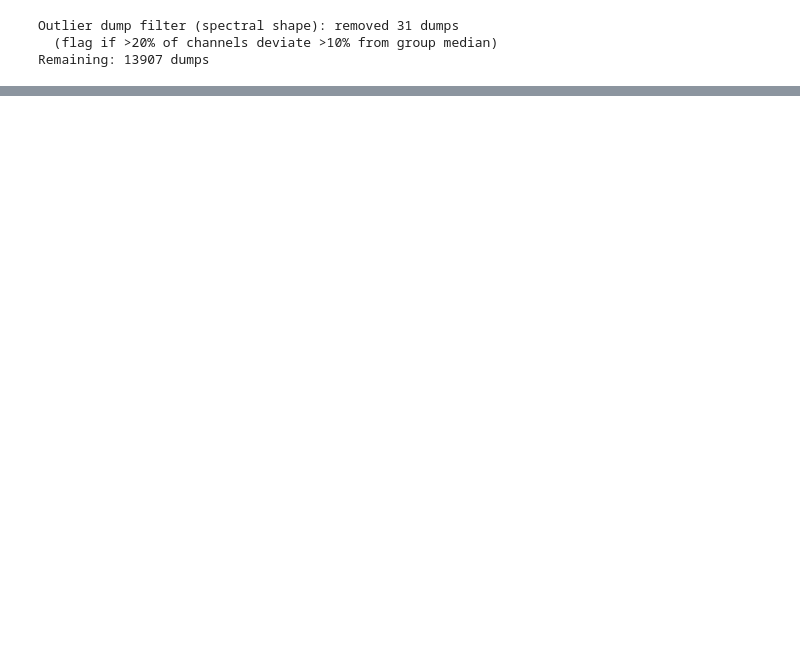
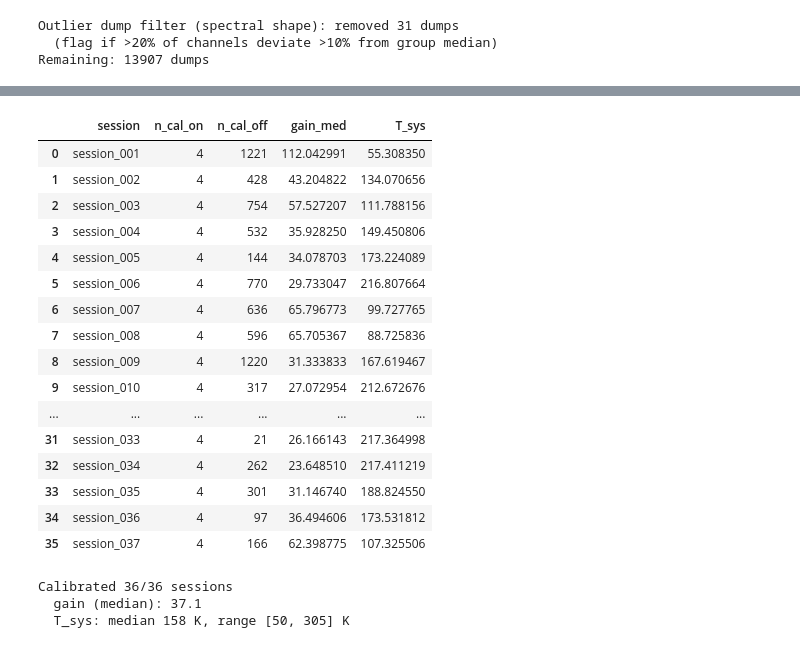
Before and after one commit to raw-asparagus/ay-121, a Jupyter notebook: labs/04/notebooks/02_scan_load.ipynb, the cells around one changed output, grey strips where cells are left out. Drawn from its saved outputs; the diff is of its cells as text; code cells hidden in the pictures; blank space fills up the shorter version.

```diff
--- a/labs/04/notebooks/02_scan_load.ipynb
+++ b/labs/04/notebooks/02_scan_load.ipynb
@@ -277,0 +289,62 @@ Uses `utils.qa.compute_cell_metrics` and `utils.qa.neighbor_qa`.
+# %%
+dc_mask = np.ones(NFFT, dtype=bool)
+dc_mask[DC_BIN] = False
+
+session_calib = {}
+for s in sessions:
+    s_recs = [r for r in records if r['session'] == s]
+    cal_on = [r['stokes_I'] for r in s_recs if r['noise_on']]
+    cal_off = [r['stokes_I'] for r in s_recs if not r['noise_on']]
+    if not cal_on or not cal_off:
+        continue
+    P_on = np.nanmean(cal_on, axis=0)
+    P_off = np.nanmean(cal_off, axis=0)
+    gain = (P_on - P_off) / T_CAL_I
+    gain_safe = np.where(np.abs(gain) > 0, gain, np.nan)
+    T_sys_spec = P_off / gain_safe
+    T_sys = float(np.nanmean(T_sys_spec[dc_mask]))
+    session_calib[s] = {
+        'gain': gain, 'T_sys': T_sys,
+        'n_cal_on': len(cal_on), 'n_cal_off': len(cal_off),
+    }
+
+calib_rows = [
+    {'session': s, 'n_cal_on': v['n_cal_on'], 'n_cal_off': v['n_cal_off'],
+     'gain_med': float(np.nanmedian(v['gain'])), 'T_sys': v['T_sys']}
+    for s, v in sorted(session_calib.items())
+]
+calib_df = pd.DataFrame(calib_rows)
+display(calib_df)
+
+if len(calib_df):
+    print(f'Calibrated {len(session_calib)}/{len(sessions)} sessions')
+    print(f'  gain (median): {calib_df["gain_med"].median():.3g}')
+    print(f'  T_sys: median {calib_df["T_sys"].median():.0f} K, '
+          f'range [{calib_df["T_sys"].min():.0f}, '
+          f'{calib_df["T_sys"].max():.0f}] K')
+
+uncal_sessions = [s for s in sessions if s not in session_calib]
+if uncal_sessions:
+    print(f'  WARNING: no calibration for {len(uncal_sessions)} sessions: '
+          f'{uncal_sessions}')
+# %% [output]
+|  | session | n_cal_on | n_cal_off | gain_med | T_sys |
+| 0 | session_001 | 4 | 1221 | 112.042991 | 55.308350 |
+| 1 | session_002 | 4 | 428 | 43.204822 | 134.070656 |
+| 2 | session_003 | 4 | 754 | 57.527207 | 111.788156 |
+| 3 | session_004 | 4 | 532 | 35.928250 | 149.450806 |
+| 4 | session_005 | 4 | 144 | 34.078703 | 173.224089 |
+| 5 | session_006 | 4 | 770 | 29.733047 | 216.807664 |
+| 6 | session_007 | 4 | 636 | 65.796773 | 99.727765 |
+| 7 | session_008 | 4 | 596 | 65.705367 | 88.725836 |
+| 8 | session_009 | 4 | 1220 | 31.333833 | 167.619467 |
+| 9 | session_010 | 4 | 317 | 27.072954 | 212.672676 |
+| ... | ... | ... | ... | ... | ... |
+| 31 | session_033 | 4 | 21 | 26.166143 | 217.364998 |
+| 32 | session_034 | 4 | 262 | 23.648510 | 217.411219 |
+| 33 | session_035 | 4 | 301 | 31.146740 | 188.824550 |
+| 34 | session_036 | 4 | 97 | 36.494606 | 173.531812 |
+| 35 | session_037 | 4 | 166 | 62.398775 | 107.325506 |
+Calibrated 36/36 sessions
+  gain (median): 37.1
+  T_sys: median 158 K, range [50, 305] K
```
Also changed, not shown: parts of 32 cells of this notebook, 12 other files.
